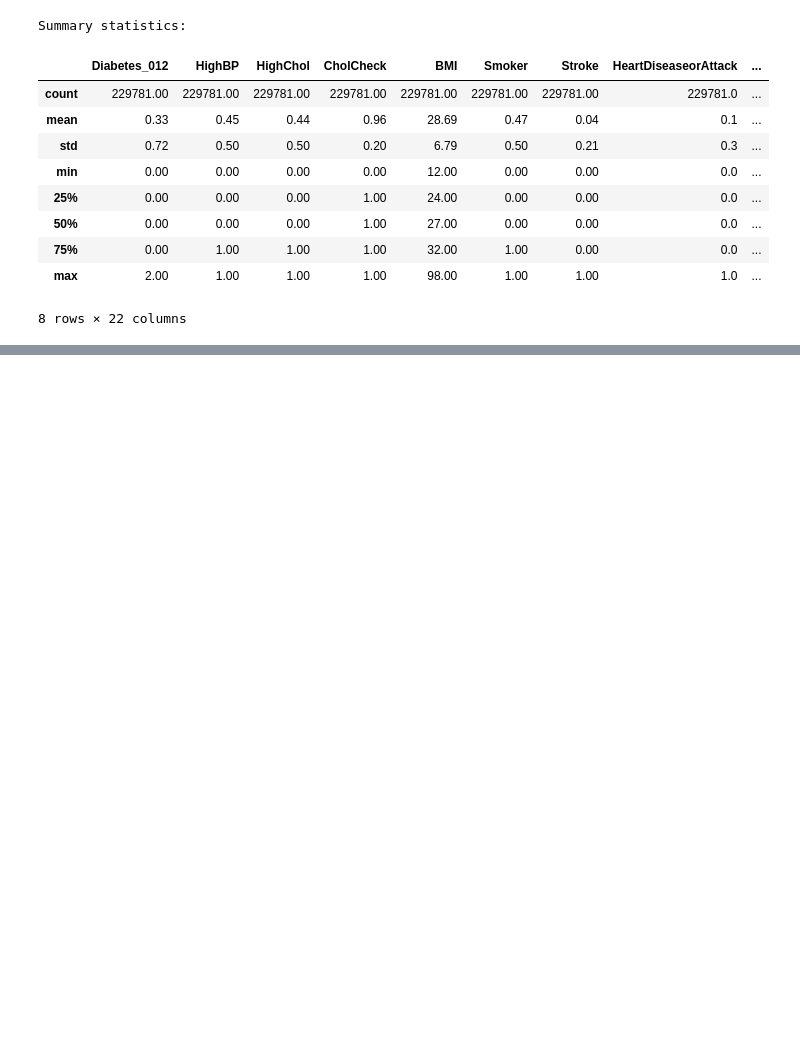
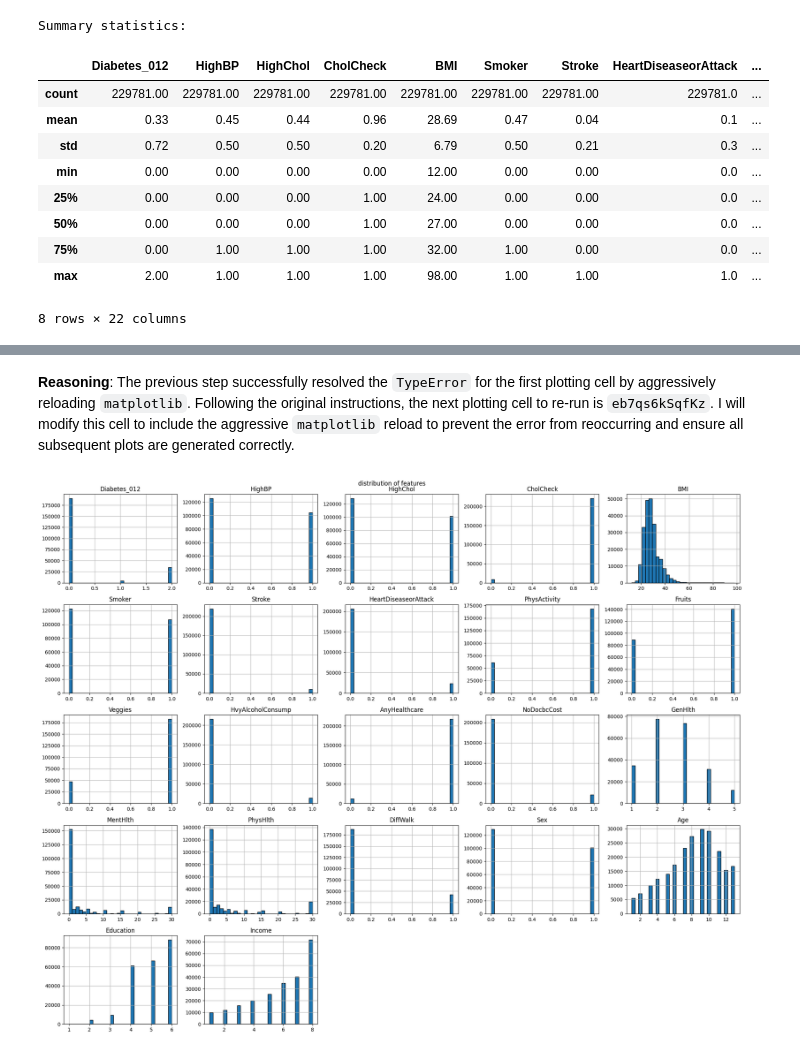
Before and after one commit to jk74u/FAIDM-Diabetes-Project, a Jupyter notebook: Mainlogic.ipynb, the cells around one changed output, grey strips where cells are left out. Cells and saved outputs as stored; diff of their text form; code cells hidden in the pictures; blank space fills up the shorter version.

```diff
--- a/Mainlogic.ipynb
+++ b/Mainlogic.ipynb
@@ -151,0 +403,27 @@ Summary statistics:
+# %% [markdown]
+**Reasoning**:
+The previous step successfully resolved the `TypeError` for the first plotting cell by aggressively reloading `matplotlib`. Following the original instructions, the next plotting cell to re-run is `eb7qs6kSqfKz`. I will modify this cell to include the aggressive `matplotlib` reload to prevent the error from reoccurring and ensure all subsequent plots are generated correctly.
+# %%
+import sys
+
+# Aggressively remove matplotlib and its submodules from sys.modules
+# to ensure a complete and clean re-import.
+for module in list(sys.modules.keys()):
+    if module.startswith('matplotlib'):
+        del sys.modules[module]
+
+# Also delete the 'plt' variable if it exists in the current scope
+# to ensure a fresh assignment after module reload.
+if 'plt' in locals() or 'plt' in globals():
+    del plt
+
+# Now, re-import matplotlib.pyplot
+import matplotlib.pyplot as plt
+
+# distribution of all features
+df.hist(figsize=(20,16), bins=30, edgecolor='black')
+plt.suptitle('distribution of features')
+plt.tight_layout()
+plt.show()
+# %% [output]
+[figure, added]
```
Also changed, not shown: parts of 20 cells of this notebook.
